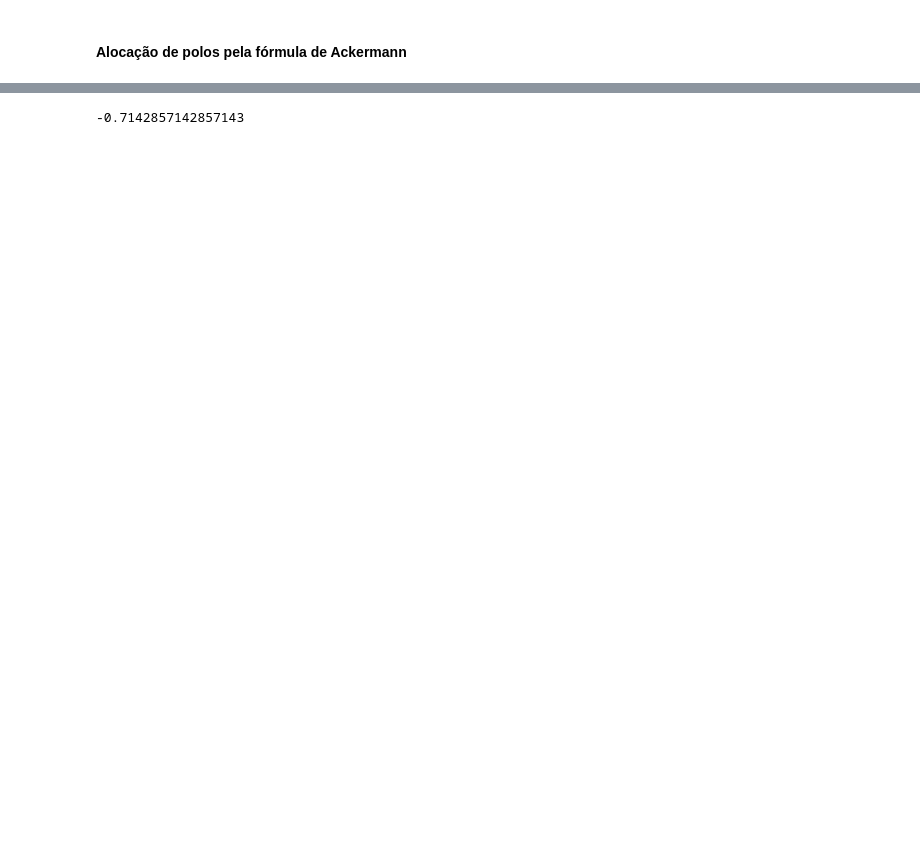
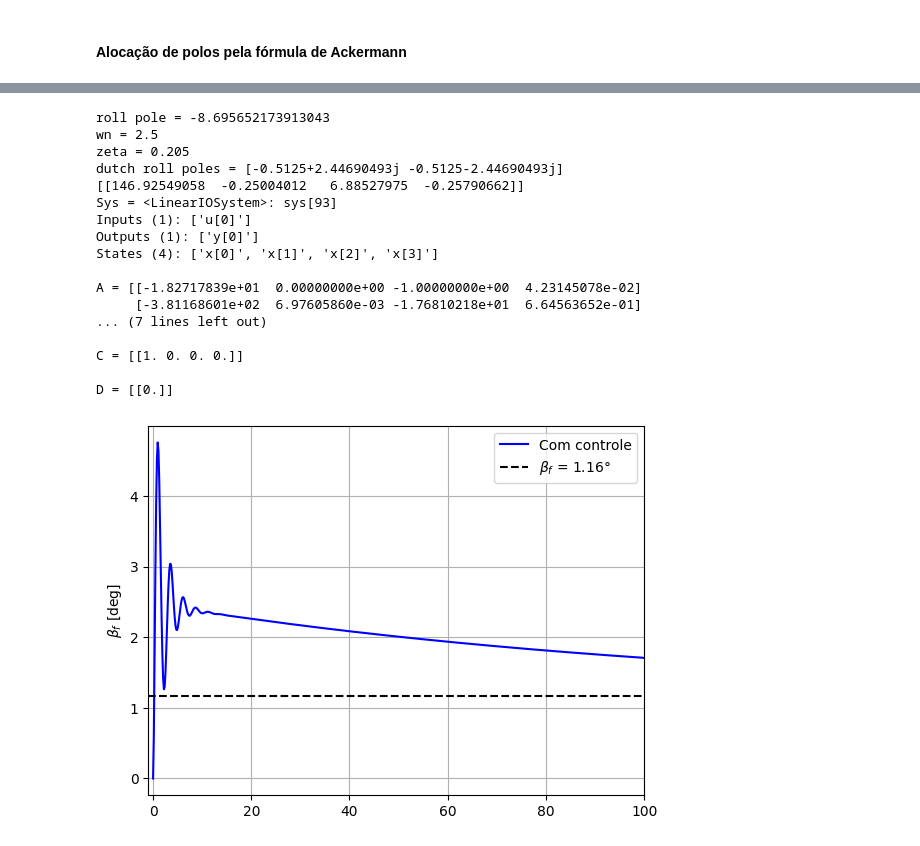
Before and after one commit to Widmark-Kaue/aircraft-control, a Jupyter notebook: bussines_jet.ipynb, the cells around one changed output, grey strips where cells are left out. Drawn from its saved outputs; the diff is of its cells as text; code cells hidden in the pictures; blank space fills up the shorter version.

```diff
--- a/bussines_jet.ipynb
+++ b/bussines_jet.ipynb
@@ -542,4 +390,72 @@ A = [[-2.99411856e-02  4.22777339e-02 -9.50589173e+04 -2.22618330e-05]
-# %%
-pole_roll
-# %% [output]
--0.7142857142857143
+# %%
+# Polínomio de alocação de polos
+zetawn_min = 0.15
+zeta_min   = 0.08
+wn_min     = 0.4
+zeta = 0.205
+wn = 2.5
+
+
+wn = wn if wn >= 0.4 else 0.4
+
+if wn*zeta < zetawn_min:
+    wn = zetawn_min/(zeta)
+    print(f'Correção da freq: {wn}')
+
+roll_time = 0.115
+roll_time = roll_time if roll_time< 1.4 else 1.4
+roll_pole = -1/roll_time
+print(rf'roll pole = {roll_pole}')
+print(f'wn = {wn}')
+print(f'zeta = {zeta}')
+
+# Projeto sem rastreamento
+dutch_roll_poles = np.poly1d([1, 2*zeta*wn, wn**2]).roots
+print(f'dutch roll poles = {dutch_roll_poles}')
+spiral_pole = -0.00877
+poles_place = np.concatenate(([spiral_pole, roll_pole], dutch_roll_poles))
+# poles_place = np.array([-0.00877,-8.435, -0.487+2.335j , -0.487-2.335j  ])
+K = cm.place(sys_lat_dir.A,sys_lat_dir.B,poles_place)
+print(K)
+sys_lat_dir_with_control = cm.ss(sys_lat_dir.A - sys_lat_dir.B @ K, sys_lat_dir.B, sys_lat_dir.C, sys_lat_dir.D)
+
+print(f'Sys = {sys_lat_dir_with_control}')
+
+#Resposta ao Degrau
+yout, t = cm.step(sys_lat_dir_with_control)
+info = cm.stepinfo(sys_lat_dir_with_control)
+ssvalue = np.rad2deg(info['SteadyStateValue'])
+
+plt.plot(t, np.rad2deg(yout), 'b', label = 'Com controle')
+plt.axhline(ssvalue, color = 'k', linestyle = '--',
+            label = labels.substitute(
+                var = r"$\beta_f$",
+                beta = np.round(ssvalue,2),
+                unidade = '°'
+            ))
+
+plt.xlim([-1,100])
+
+plt.ylabel(r'$\beta_f$ [deg]')
+plt.legend()
+plt.grid()
+plt.show()
+# %% [output]
+roll pole = -8.695652173913043
+wn = 2.5
+zeta = 0.205
+dutch roll poles = [-0.5125+2.44690493j -0.5125-2.44690493j]
+[[146.92549058  -0.25004012   6.88527975  -0.25790662]]
+Sys = <LinearIOSystem>: sys[93]
+Inputs (1): ['u[0]']
+Outputs (1): ['y[0]']
+States (4): ['x[0]', 'x[1]', 'x[2]', 'x[3]']
+
+A = [[-1.82717839e+01  0.00000000e+00 -1.00000000e+00  4.23145078e-02]
+     [-3.81168601e+02  6.97605860e-03 -1.76810218e+01  6.64563652e-01]
+... (7 lines left out)
+
+C = [[1. 0. 0. 0.]]
+
+D = [[0.]]
+[figure, added]
```
Also changed, not shown: parts of 16 cells of this notebook.
